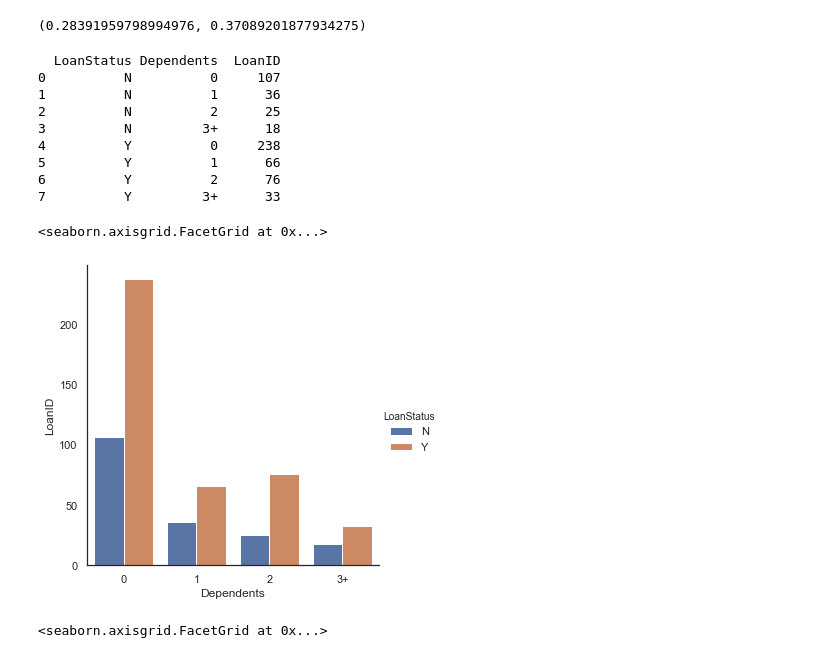
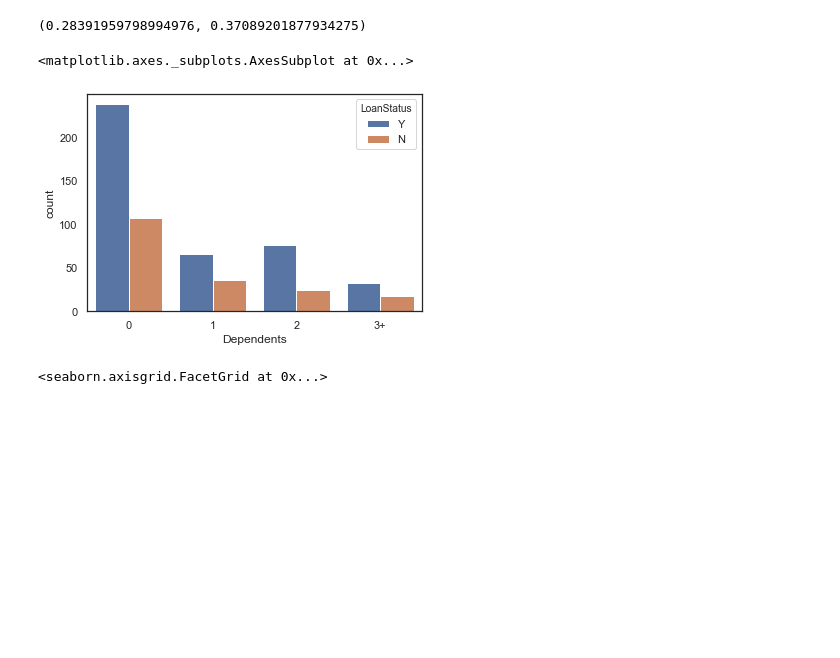
Before and after one commit to srikanthpragada/DS_18_MAY_2020, a Jupyter notebook: loan/loan_prediction.ipynb, the cells around one changed output. Saved outputs shown, nothing was run; the diff lists cells and outputs as text; code cells hidden in the pictures; blank space fills up the shorter version.

```diff
--- a/loan/loan_prediction.ipynb
+++ b/loan/loan_prediction.ipynb
@@ -395,21 +384,12 @@ train.pivot_table(index = "Married", columns="LoanStatus", values='LoanID',aggfu
 # %% [output]
 (0.28391959798994976, 0.37089201877934275)
 # %%
-d = train.groupby(by=["LoanStatus","Dependents"], as_index=False)['LoanID'].count()
-print(d)
-sns.catplot(x="Dependents",y="LoanID", hue="LoanStatus", data=d, kind="bar")
+# d = train.groupby(by=["LoanStatus","Dependents"], as_index=False)['LoanID'].count()
+# print(d)
+sns.countplot(x="Dependents", hue="LoanStatus", data=train)
 # %% [output]
-  LoanStatus Dependents  LoanID
-0          N          0     107
-1          N          1      36
-2          N          2      25
-3          N         3+      18
-4          Y          0     238
-5          Y          1      66
-6          Y          2      76
-7          Y         3+      33
+<matplotlib.axes._subplots.AxesSubplot at 0x...>
-<seaborn.axisgrid.FacetGrid at 0x...>
-[figure, old version]
+[figure, new version]
 # %%
 d = train.groupby(by=["LoanStatus","Education"], as_index=False)['LoanID'].count()
 sns.catplot(x="Education",y="LoanID", hue="LoanStatus", data=d, kind="bar")
```
Also changed, not shown: parts of 31 cells of this notebook, 2 other files.
